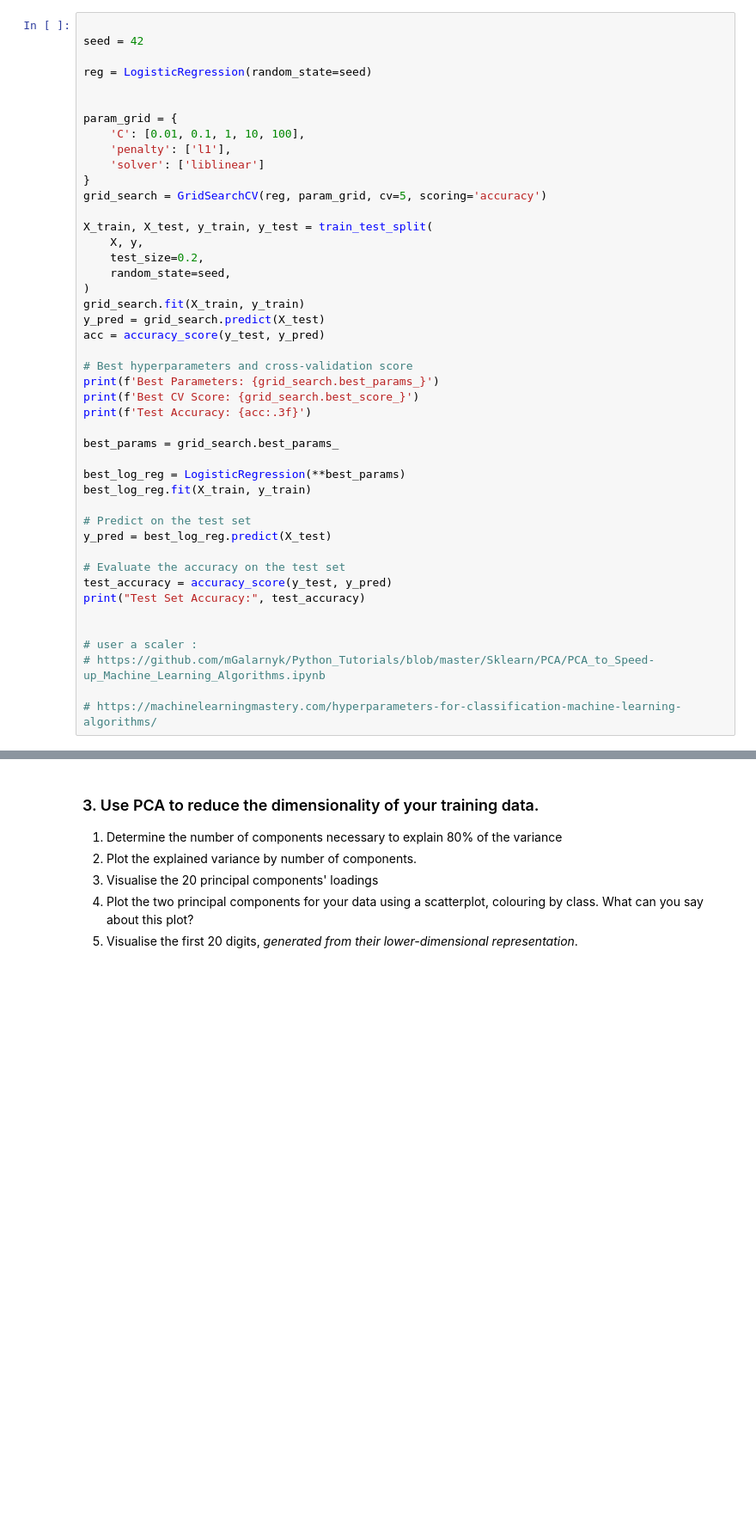
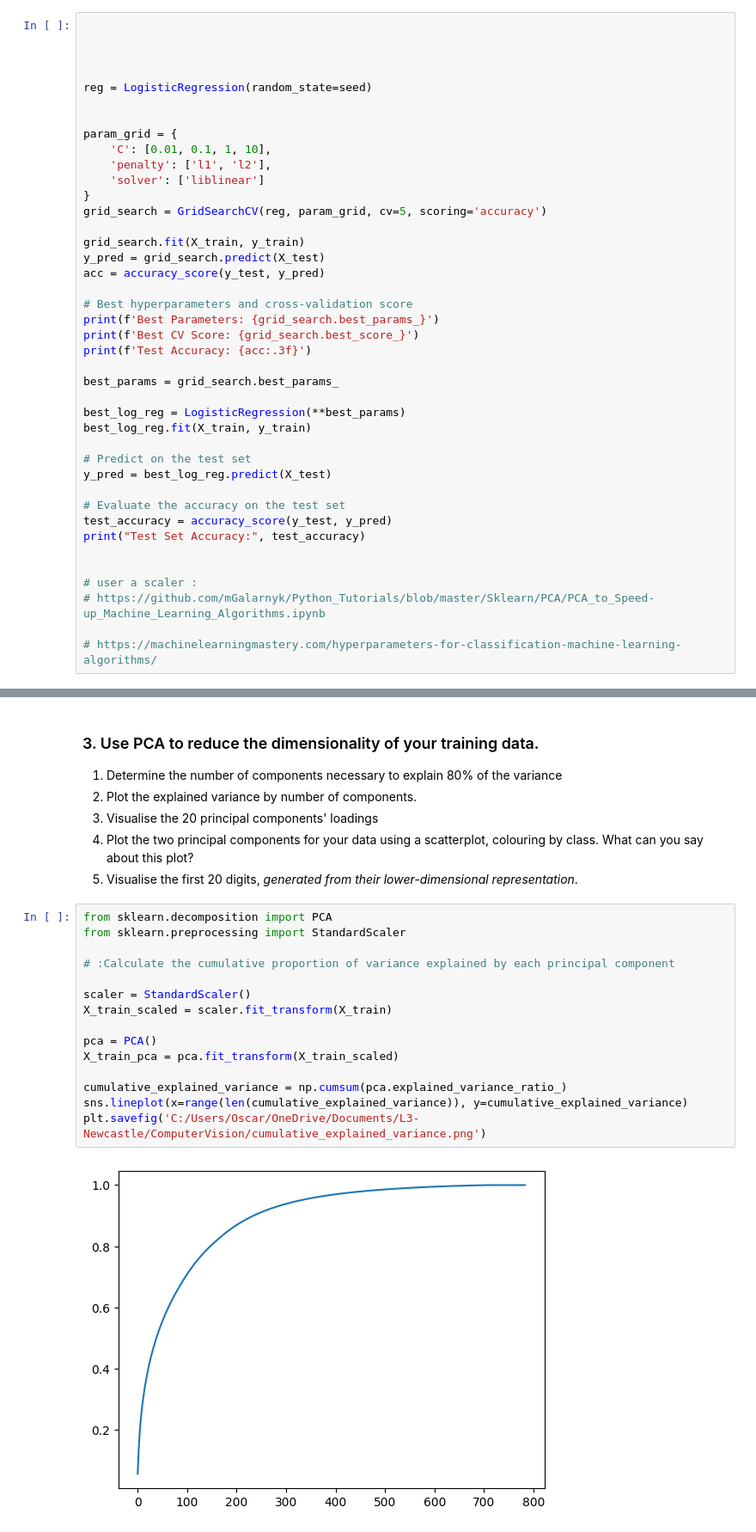
Before and after one commit to OscarIsorez/ComputerVision, a Jupyter notebook: CSC3831_Part_I/Coursework/Part2_Coursework.ipynb, the cells around one changed output, grey strips where cells are left out. Shown: that part at 86% size. Saved outputs shown, nothing was run; the diff lists cells and outputs as text; blank space fills up the shorter version.

```diff
--- a/CSC3831_Part_I/Coursework/Part2_Coursework.ipynb
+++ b/CSC3831_Part_I/Coursework/Part2_Coursework.ipynb
@@ -63,22 +73,18 @@ for i, axi in enumerate(ax.flat):
 # %%
 
-seed = 42
+
+
 
 reg = LogisticRegression(random_state=seed)
 
 
 param_grid = {
-    'C': [0.01, 0.1, 1, 10, 100],
-    'penalty': ['l1'],
+    'C': [0.01, 0.1, 1, 10],
+    'penalty': ['l1', 'l2'],
     'solver': ['liblinear']
 }
 grid_search = GridSearchCV(reg, param_grid, cv=5, scoring='accuracy')
 
-X_train, X_test, y_train, y_test = train_test_split(
-    X, y,
-    test_size=0.2,
-    random_state=seed,
-)
 grid_search.fit(X_train, y_train)
 y_pred = grid_search.predict(X_test)
 acc = accuracy_score(y_test, y_pred)
@@ -113,6 +121,23 @@ print("Test Set Accuracy:", test_accuracy)
 3. Visualise the 20 principal components' loadings
 4. Plot the two principal components for your data using a scatterplot, colouring by class. What can you say about this plot?
 5. Visualise the first 20 digits, *generated from their lower-dimensional representation*.
+# %%
+from sklearn.decomposition import PCA
+from sklearn.preprocessing import StandardScaler
+
+# :Calculate the cumulative proportion of variance explained by each principal component
+
+scaler = StandardScaler()
+X_train_scaled = scaler.fit_transform(X_train)
+
+pca = PCA()
+X_train_pca = pca.fit_transform(X_train_scaled)
+
+cumulative_explained_variance = np.cumsum(pca.explained_variance_ratio_)
+sns.lineplot(x=range(len(cumulative_explained_variance)), y=cumulative_explained_variance)
+plt.savefig('C:/Users/Oscar/OneDrive/Documents/L3-Newcastle/ComputerVision/cumulative_explained_variance.png')
+# %% [output]
+[figure, added]
 # %% [markdown]
 ### 4. Generate a noisy copy of your data by adding random normal noise to the digits **with a scale that doesn't completely destroy the signal**. This is, the resulting images noise should be apparent, but the numbers should still be understandable.
 
```
Also changed, not shown: parts of 2 cells of this notebook, 3 other files.
